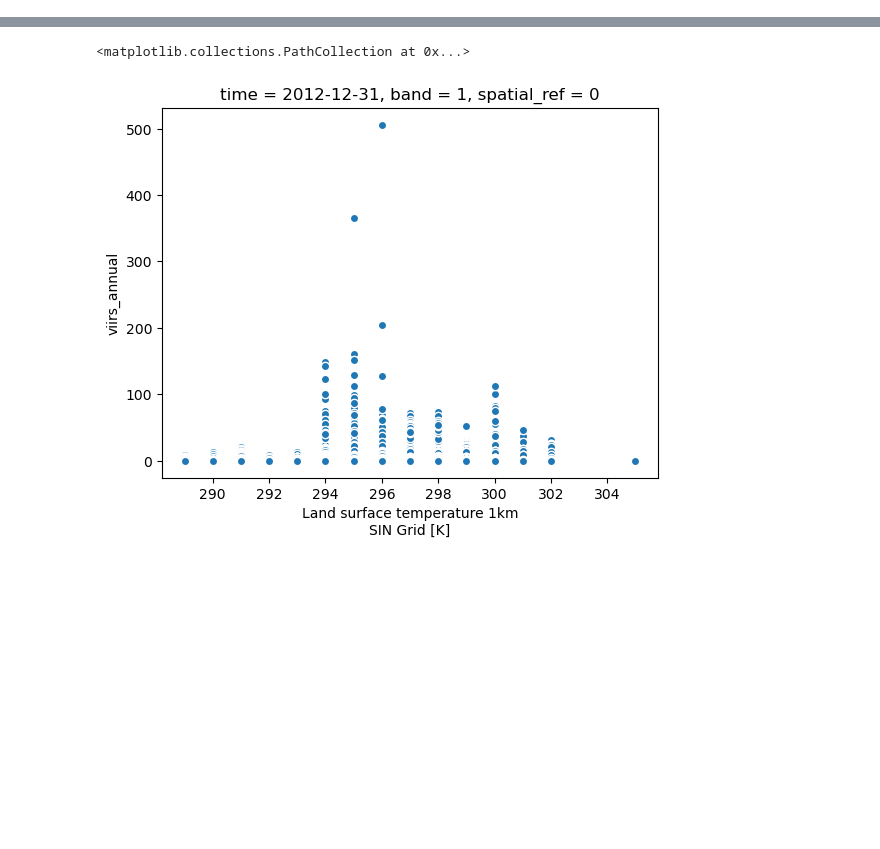
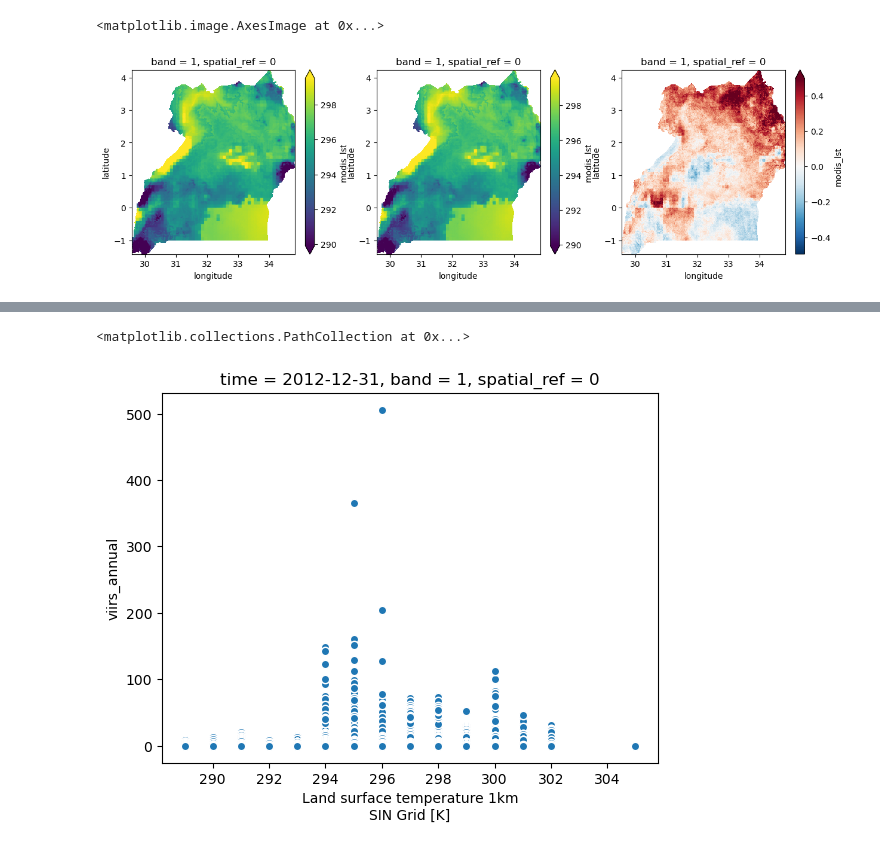
Before and after one commit to felixschulz385/growth-and-temperature, a Jupyter notebook: gnt/experiments/corroboration.ipynb, the cells around one changed output, grey strips where cells are left out. Cells and saved outputs as stored; diff of their text form; code cells hidden in the pictures; blank space fills up the shorter version.

```diff
--- a/gnt/experiments/corroboration.ipynb
+++ b/gnt/experiments/corroboration.ipynb
@@ -82,0 +103,9 @@ Error:
+# %%
+fig, ax = plt.subplots(1, 3, figsize=(15,4))
+
+t1 = merged.modis_lst.sel(time=slice("2012-12-31", "2013-12-31")).median("time"); t1.squeeze().plot.imshow(ax = ax[0], robust=True)
+t2 = merged.modis_lst.sel(time=slice("2018-12-31", "2019-12-31")).median("time"); t2.squeeze().plot.imshow(ax = ax[1], robust=True)
+modis_subset_ld = (t2 - t1); modis_subset_ld.squeeze().plot.imshow(ax = ax[2], robust=True)
+# %% [output]
+<matplotlib.image.AxesImage at 0x...>
+[figure, added]
```
Also changed, not shown: parts of 36 cells of this notebook, 9 other files.
